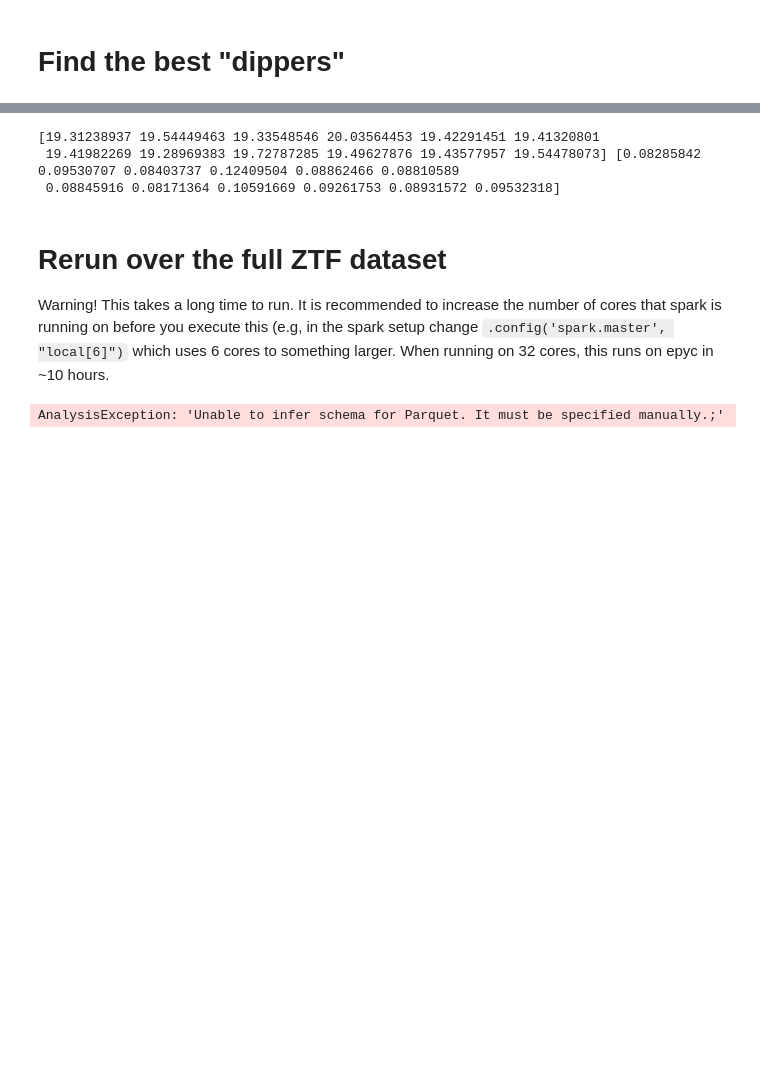
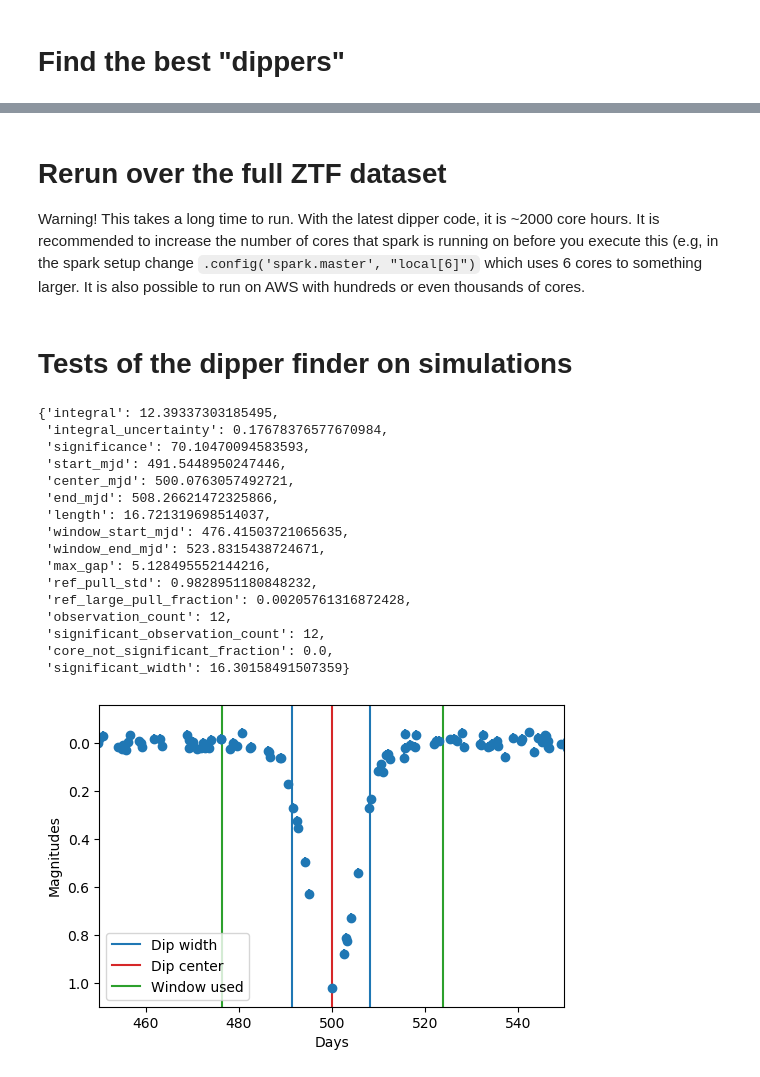
Before and after one commit to dirac-institute/ZTF_Boyajian, a Jupyter notebook: dipper_detection.ipynb, the cells around one changed output, grey strips where cells are left out. Saved outputs shown, nothing was run; the diff lists cells and outputs as text; code cells hidden in the pictures; blank space fills up the shorter version.

```diff
--- a/dipper_detection.ipynb
+++ b/dipper_detection.ipynb
@@ -103,20 +130,7 @@ interactive(children=(IntSlider(value=0, description='idx', max=339), Checkbox(v
-# %%
-f = best_dippers[15]
-mag = np.array(f['mag_r'])
-magerr = np.array(f['magerr_r'])
-mjd = np.array(f['mjd_r'])
-
-mask = (mjd > f['dip']['end_mjd'] + 5) | (mjd < f['dip']['start_mjd'] - 5)
-
-print(mag[mask], magerr[mask])
-# %% [output]
-[19.31238937 19.54449463 19.33548546 20.03564453 19.42291451 19.41320801
- 19.41982269 19.28969383 19.72787285 19.49627876 19.43577957 19.54478073] [0.08285842 0.09530707 0.08403737 0.12409504 0.08862466 0.08810589
- 0.08845916 0.08171364 0.10591669 0.09261753 0.08931572 0.09532318]
 # %% [markdown]
 # Rerun over the full ZTF dataset
 
-Warning! This takes a long time to run. It is recommended to increase the number of cores that spark is running on before you execute this (e.g, in the spark setup change `.config('spark.master', "local[6]")` which uses 6 cores to something larger. When running on 32 cores, this runs on epyc in ~10 hours.
+Warning! This takes a long time to run. With the latest dipper code, it is ~2000 core hours. It is recommended to increase the number of cores that spark is running on before you execute this (e.g, in the spark setup change `.config('spark.master', "local[6]")` which uses 6 cores to something larger. It is also possible to run on AWS with hundreds or even thousands of cores.
 # %%
 # Load the full ZTF dataset
 ztf = catalog.load('ztf_oct19')
@@ -158,7 +180,5 @@ result = (
 )
 # %%
 # Save the result to an AXS table
-parquet_wtf = spark_session.read.parquet('./query_wtf_3.parquet')
-catalog.save_axs_table(parquet_wtf, 'wtf_full_oct19_5', repartition=True)
+parquet_wtf = spark_session.read.parquet('./query_wtf_7.parquet')
+catalog.save_axs_table(parquet_wtf, 'wtf_full_oct19_6', repartition=True)
-# %% [output]
-AnalysisException: 'Unable to infer schema for Parquet. It must be specified manually.;'
@@ -164,0 +189,51 @@ AnalysisException: 'Unable to infer schema for Parquet. It must be specified man
+# %% [markdown]
+# Tests of the dipper finder on simulations
+# %%
+def simulate_light_curve(N=1000, err=0.02, width=5, depth=1):
+    x = np.sort(np.random.uniform(0, 1000, N))
+    y = np.random.normal(size=N) * err
+    yerr = np.ones(N) * err
+    y += depth * np.exp(-(x-500)**2 / 2 / width**2)
+
+    return x, y, yerr
+# %%
+# Basic sim
+x, y, yerr = simulate_light_curve()
+
+res = dipper.measure_dip(x, y, yerr)
+
+plt.figure(dpi=100)
+plt.errorbar(x, y, yerr, fmt='o')
+plt.gca().invert_yaxis()
+
+plt.axvline(res['start_mjd'], label='Dip width')
+plt.axvline(res['center_mjd'], c='C3', label='Dip center')
+plt.axvline(res['end_mjd'])
+
+plt.axvline(res['window_start_mjd'], c='C2', label='Window used')
+plt.axvline(res['window_end_mjd'], c='C2')
+plt.xlim(450, 550)
+
+plt.legend()
+plt.xlabel('Days')
+plt.ylabel('Magnitudes')
+
+res
+# %% [output]
+{'integral': 12.39337303185495,
+ 'integral_uncertainty': 0.17678376577670984,
+ 'significance': 70.10470094583593,
+ 'start_mjd': 491.5448950247446,
+ 'center_mjd': 500.0763057492721,
+ 'end_mjd': 508.26621472325866,
+ 'length': 16.721319698514037,
+ 'window_start_mjd': 476.41503721065635,
+ 'window_end_mjd': 523.8315438724671,
+ 'max_gap': 5.128495552144216,
+ 'ref_pull_std': 0.9828951180848232,
+ 'ref_large_pull_fraction': 0.00205761316872428,
+ 'observation_count': 12,
+ 'significant_observation_count': 12,
+ 'core_not_significant_fraction': 0.0,
+ 'significant_width': 16.30158491507359}
+[figure, added]
```
Also changed, not shown: parts of 11 cells of this notebook, 2 other files.
